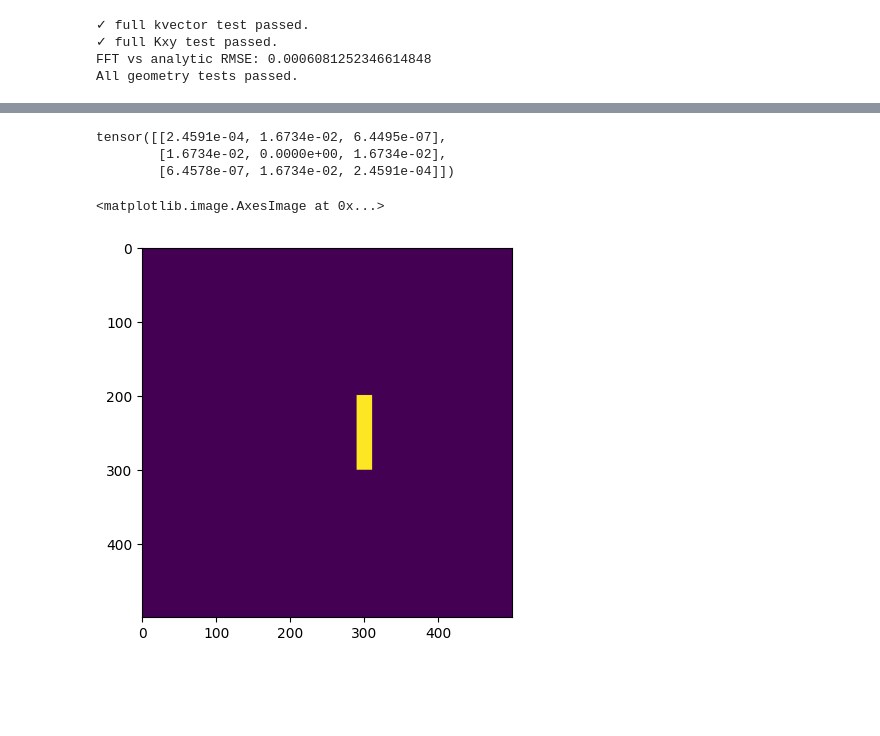
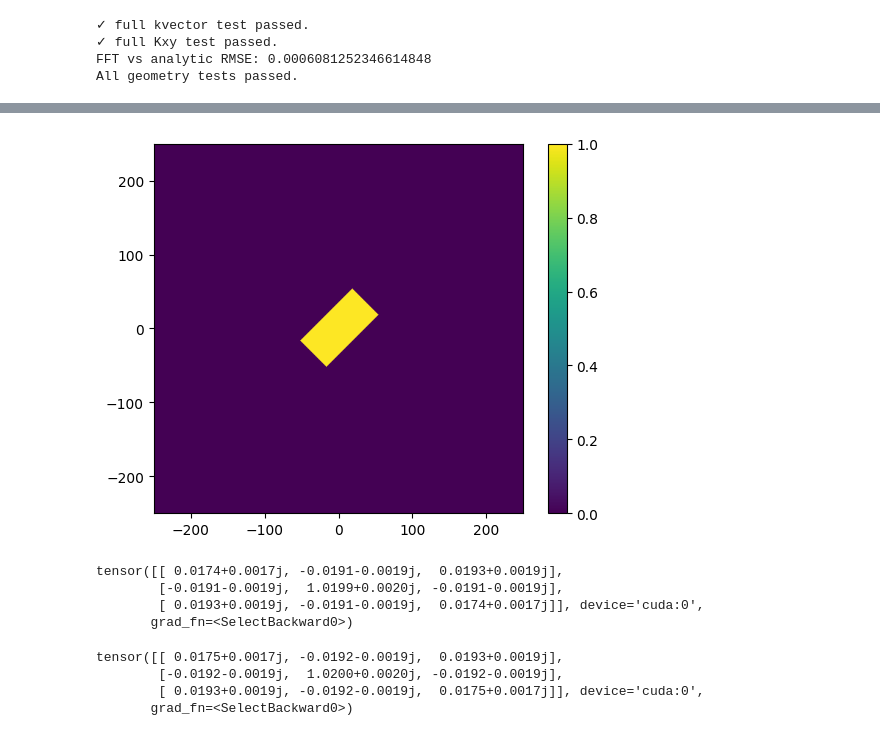
Before and after one commit to RodionovSA/metarcwa, a Jupyter notebook: test.ipynb, the cells around one changed output, grey strips where cells are left out. Cells and saved outputs as stored; diff of their text form; code cells hidden in the pictures; blank space fills up the shorter version.

Commit message:
Prepared Layer object. Source has been started

```diff
--- a/test.ipynb
+++ b/test.ipynb
@@ -116,21 +21,40 @@ plt.colorbar()
-# %%
-print(f"{abs(epsilon_mn[0] - fft_xy_crop[0])}")
-# %% [output]
-tensor([[2.4591e-04, 1.6734e-02, 6.4495e-07],
-        [1.6734e-02, 0.0000e+00, 1.6734e-02],
-        [6.4578e-07, 1.6734e-02, 2.4591e-04]])
-# %%
-device = torch.device("cuda" if torch.cuda.is_available() else "cpu")
-dtype = torch.float64
-backend = TorchBackend(device=device, dtype=dtype)
-
-period = (500.0, 500.0)
-grid = (500, 500)
-
-epsilon = backend.asarray(torch.tensor([2, 3, 4, 5]) + 0.1j, complex=True)  # (B,)
-rect1 = Rectangle(backend, center=(50, 0), size=(20, 100), epsilon=epsilon)
-
-plt.imshow(rect1.to_bitmap(period, grid).cpu().T)
-# %% [output]
-<matplotlib.image.AxesImage at 0x...>
-[figure, removed]
+# %%
+device = torch.device("cuda" if torch.cuda.is_available() else "cpu")
+dtype = torch.float32
+backend = TorchBackend(device=device, dtype=dtype)
+
+period = (500.0, 500.0)
+grid = (501, 501)
+canv = Canvas(period, grid)
+epsilon = torch.nn.Parameter(torch.tensor([2, 3, 4, 5]) + 0.1j, requires_grad=True)  # (B,)
+center = torch.nn.Parameter(torch.tensor([0.0, 0.0]), requires_grad=True)
+size = torch.nn.Parameter(torch.tensor([100.0, 50.0]), requires_grad=True)
+angle = torch.nn.Parameter(torch.tensor(45.0*torch.pi/180), requires_grad=True)
+rect = Rectangle(backend,
+                 canvas=canv,
+                 center=center,
+                 size=size,
+                 epsilon=epsilon,
+                 angle=angle,
+                 soft_mask=False)
+epsilon_bg = torch.nn.Parameter(torch.tensor(1.0 + 0.0j), requires_grad=True)
+layer = Layer(objects=rect, thickness=300.0, epsilon_bg=epsilon_bg)
+plt.imshow(layer.bitmap.detach().cpu().T, origin='lower', extent=(-period[0]/2, period[0]/2, -period[1]/2, period[1]/2))
+plt.colorbar()
+plt.show()
+# %% [output]
+[figure, added]
+# %%
+layer.epsilon_mn(M=1, N=1, use_closed_form=False)[0]
+# %% [output]
+tensor([[ 0.0174+0.0017j, -0.0191-0.0019j,  0.0193+0.0019j],
+        [-0.0191-0.0019j,  1.0199+0.0020j, -0.0191-0.0019j],
+        [ 0.0193+0.0019j, -0.0191-0.0019j,  0.0174+0.0017j]], device='cuda:0',
+       grad_fn=<SelectBackward0>)
+# %%
+layer.epsilon_mn(M=1, N=1, use_closed_form=True)[0]
+# %% [output]
+tensor([[ 0.0175+0.0017j, -0.0192-0.0019j,  0.0193+0.0019j],
+        [-0.0192-0.0019j,  1.0200+0.0020j, -0.0192-0.0019j],
+        [ 0.0193+0.0019j, -0.0192-0.0019j,  0.0175+0.0017j]], device='cuda:0',
+       grad_fn=<SelectBackward0>)
```
Also changed, not shown: parts of 10 cells of this notebook, 6 other files.
